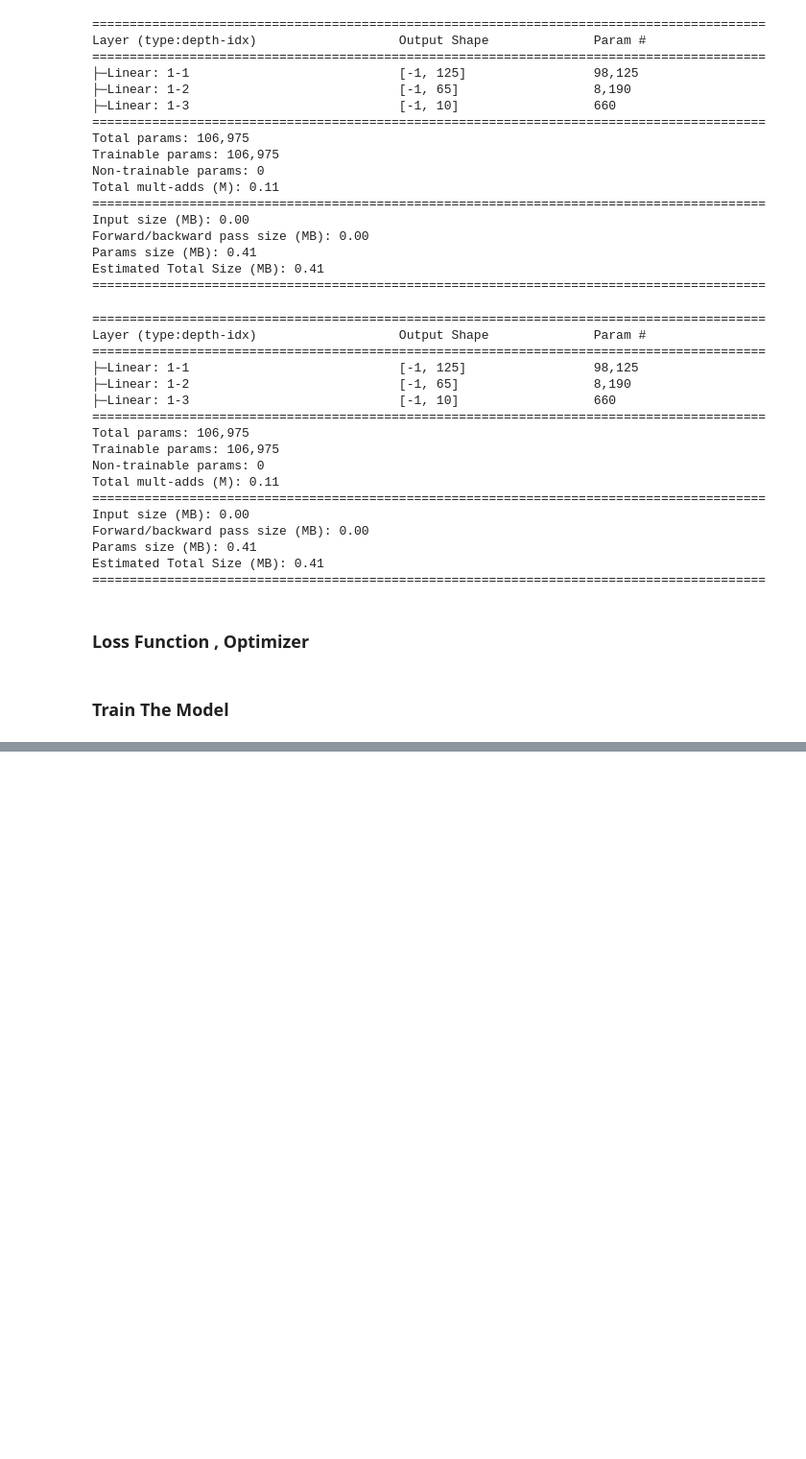
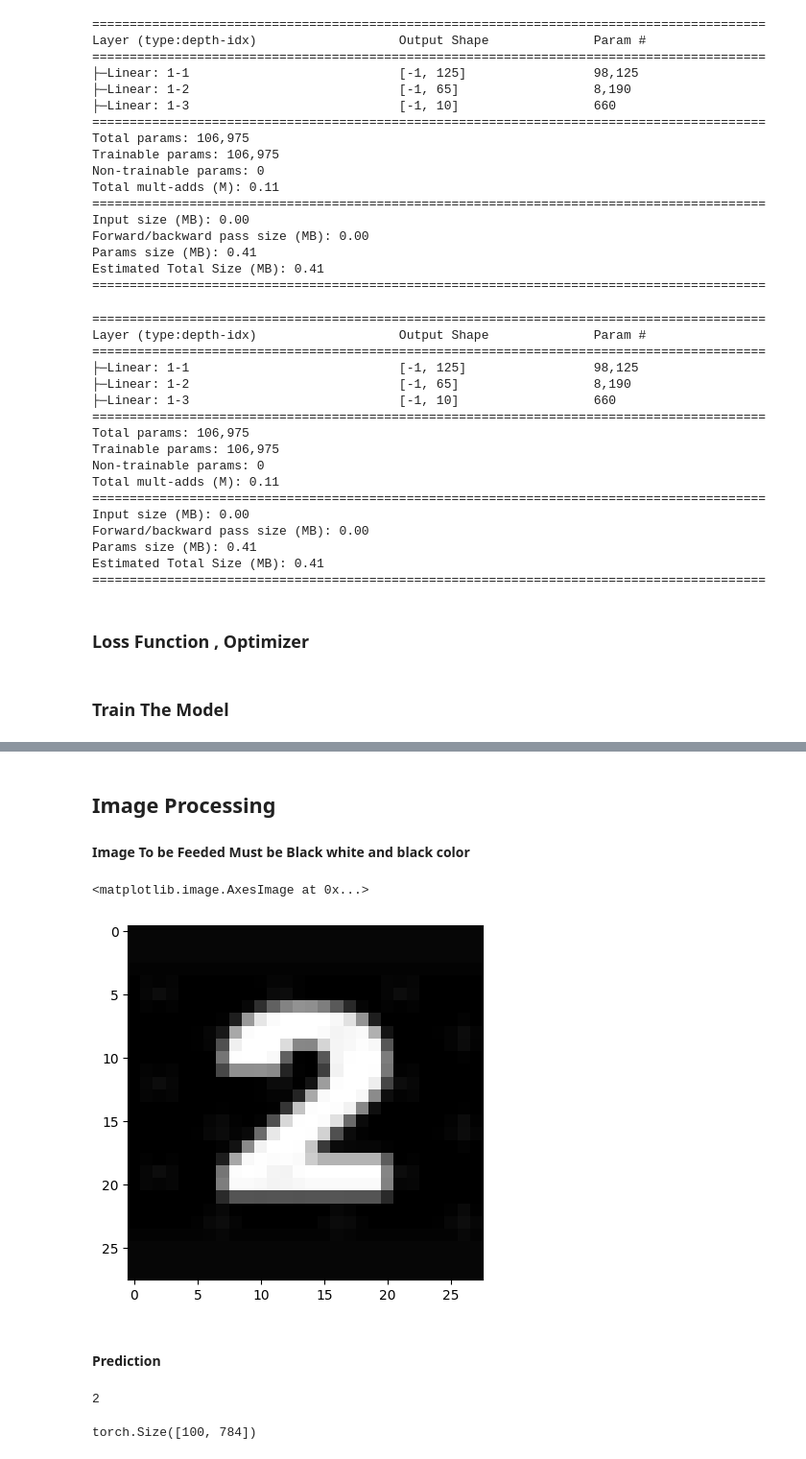
Before and after one commit to mohamedshalghm/ElectroAI_Python_Notebook, a Jupyter notebook: NN/mnist_nn.ipynb, the cells around one changed output, grey strips where cells are left out. Shown at 96% size. Drawn from its saved outputs; the diff is of its cells as text; code cells hidden in the pictures; blank space fills up the shorter version.

```diff
--- a/NN/mnist_nn.ipynb
+++ b/NN/mnist_nn.ipynb
@@ -190,0 +251,25 @@ plt.plot(running_correct_history, label = 'Trainig Losses')
+# %% [markdown]
+## Image Processing
+#### Image To be Feeded Must be Black white and black color
+# %%
+img = PIL.ImageOps.invert(img.convert('RGB'))
+img =img.convert(mode ="L")
+img = transform(img)
+plt.imshow(im_convert(img))
+# %% [output]
+<matplotlib.image.AxesImage at 0x...>
+[figure, added]
+# %% [markdown]
+#### Prediction
+# %%
+img = img.view(img.shape[0], -1) #(100, 784 = 28*28)
+outputs = model(img)
+_, pred = torch.max(outputs, 1)
+print(pred.item())
+# %% [output]
+2
+# %%
+images = vimages.view(vimages.shape[0], -1)
+images.shape
+# %% [output]
+torch.Size([100, 784])
```
Also changed, not shown: parts of 14 cells of this notebook, 2 other files.
